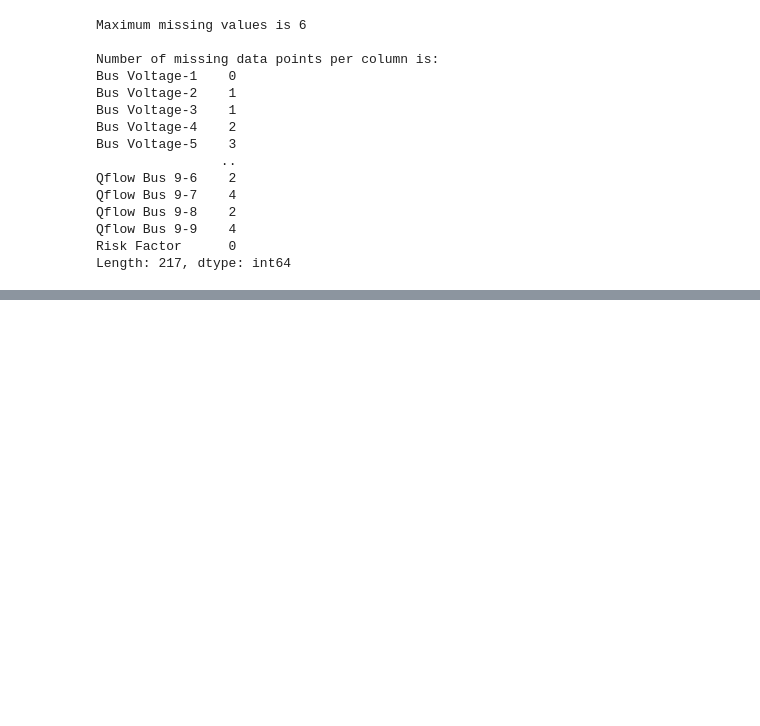
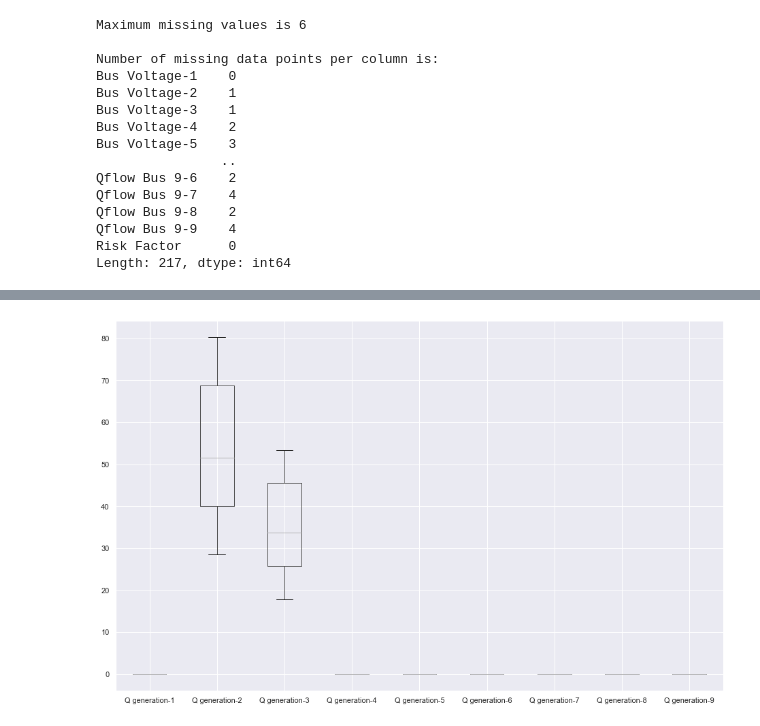
Before and after one commit to philmas/EE4720-Energy-Systems-Project, a Jupyter notebook: notebook.ipynb, the cells around one changed output, grey strips where cells are left out. Saved outputs shown, nothing was run; the diff lists cells and outputs as text; code cells hidden in the pictures; blank space fills up the shorter version.

```diff
--- a/notebook.ipynb
+++ b/notebook.ipynb
@@ -114,0 +130,5 @@ Length: 217, dtype: int64
+# %%
+plt.figure(figsize=(16, 10))
+data.iloc[:, 27:36].boxplot();
+# %% [output]
+[figure, added]
```
Also changed, not shown: parts of 7 cells of this notebook.
